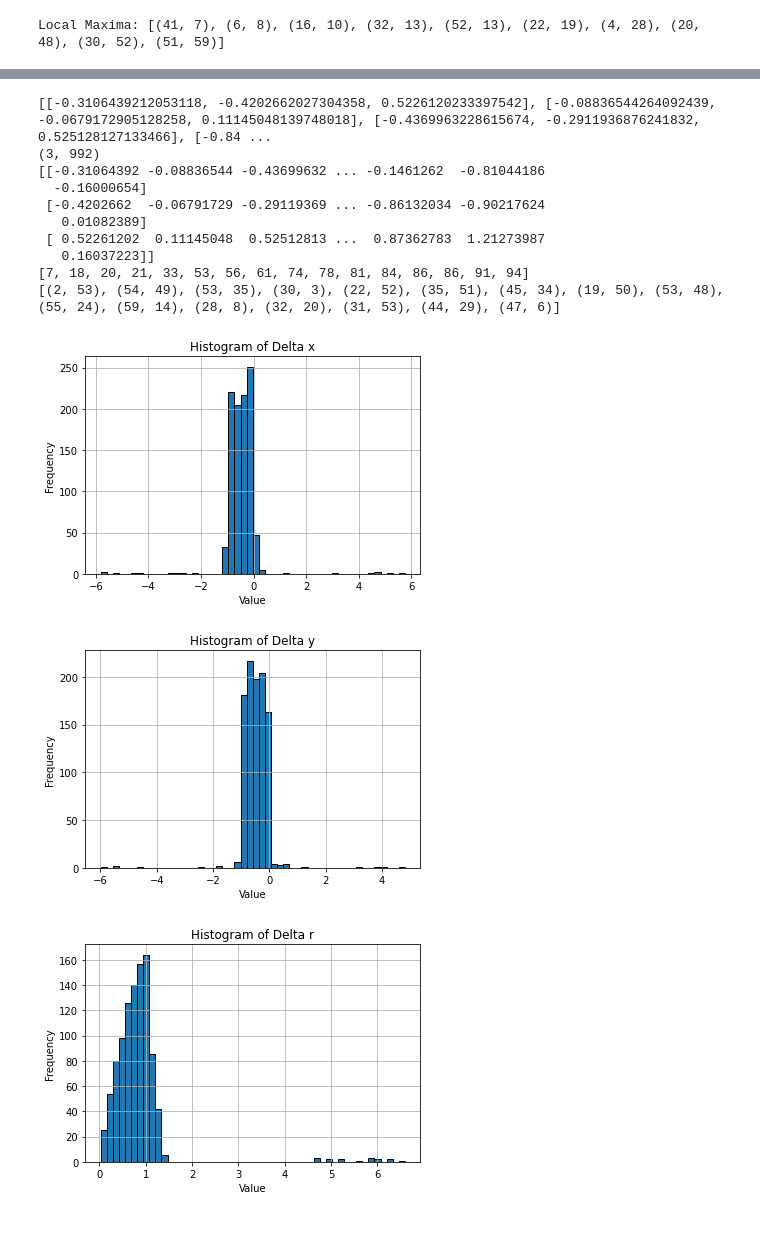
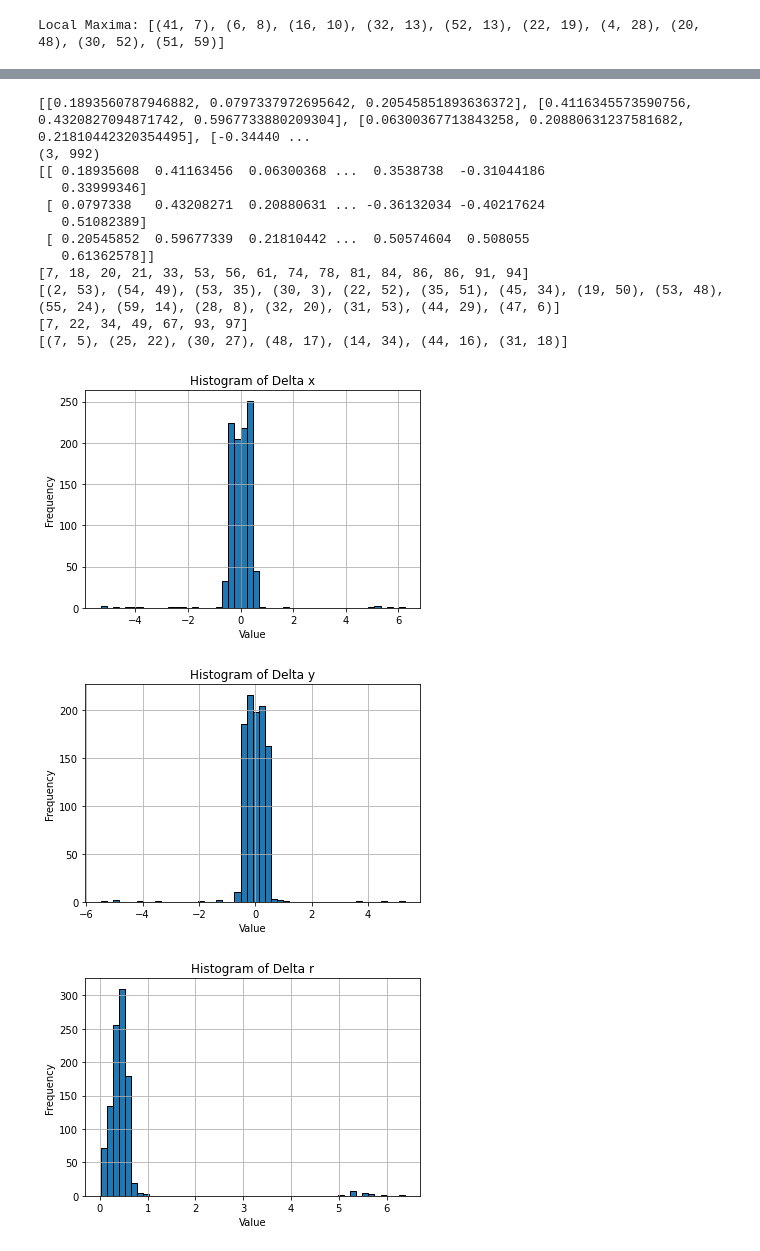
Before and after one commit to xtx2022/Project-1, a Jupyter notebook: find_maximun.ipynb, the cells around one changed output, grey strips where cells are left out. Cells and saved outputs as stored; diff of their text form; code cells hidden in the pictures.

```diff
--- a/find_maximun.ipynb
+++ b/find_maximun.ipynb
@@ -43,6 +43,7 @@ with open(file_path, 'r') as file:
             cop.append(numbers)
             if len(cop) == images[-1].num_of_points:
                 images[-1].cord_of_points = np.array(cop)
+                images[-1].cord_of_points = images[-1].cord_of_points - 0.5 # -0.5, now the center is at (0, 0)
                 cop.clear()
         else:
             ri.append(numbers)
@@ -226,8 +227,12 @@ def smallest_distance_to_set(point, point_set):
     return [x_distance, y_distance, min_distance]
 
 dist = []
+rev_dist = []
 large_error = []
 large_error_points = []
+not_found = []
+not_found_points = []
+
 for i in range (len(images)):
     finded = find_local_maxima(images[i].raw_image)
     for j in range(len(finded)):
@@ -235,49 +240,59 @@ for i in range (len(images)):
         if dist[-1][2] > 1.5:
             large_error.append(i)
             large_error_points.append(finded[j])
+    for j in range(len(images[i].cord_of_points)):
+        rev_dist.append(smallest_distance_to_set(images[i].cord_of_points[j], finded))
+        if rev_dist[-1][2] > 1.5:
+            not_found.append(i)
+            not_found_points.append(tuple(np.round(images[i].cord_of_points[j]).astype(int)))
+
 
 print(dist)
 dist_array = np.array(dist).T
 print(dist_array.shape)
 print(dist_array)
 print(large_error)
 print(large_error_points)
+print(not_found)
+print(not_found_points)
 
 # Plotting the histogram
 plt.hist(dist_array[0], bins=50, edgecolor='black')  # Adjust bins as needed
 plt.title('Histogram of Delta x')
 plt.xlabel('Value')
 plt.ylabel('Frequency')
 plt.grid(True)
 plt.show()
 
 plt.hist(dist_array[1], bins=50, edgecolor='black')  # Adjust bins as needed
 plt.title('Histogram of Delta y')
 plt.xlabel('Value')
 plt.ylabel('Frequency')
 plt.grid(True)
 plt.show()
 
 plt.hist(dist_array[2], bins=50, edgecolor='black')  # Adjust bins as needed
 plt.title('Histogram of Delta r')
 plt.xlabel('Value')
 plt.ylabel('Frequency')
 plt.grid(True)
 plt.show()
 # %% [output]
-[[-0.3106439212053118, -0.4202662027304358, 0.5226120233397542], [-0.08836544264092439, -0.0679172905128258, 0.11145048139748018], [-0.4369963228615674, -0.2911936876241832, 0.525128127133466], [-0.84 ...
+[[0.1893560787946882, 0.0797337972695642, 0.20545851893636372], [0.4116345573590756, 0.4320827094871742, 0.5967733880209304], [0.06300367713843258, 0.20880631237581682, 0.21810442320354495], [-0.34440 ...
 (3, 992)
-[[-0.31064392 -0.08836544 -0.43699632 ... -0.1461262  -0.81044186
-  -0.16000654]
- [-0.4202662  -0.06791729 -0.29119369 ... -0.86132034 -0.90217624
-   0.01082389]
- [ 0.52261202  0.11145048  0.52512813 ...  0.87362783  1.21273987
-   0.16037223]]
+[[ 0.18935608  0.41163456  0.06300368 ...  0.3538738  -0.31044186
+   0.33999346]
+ [ 0.0797338   0.43208271  0.20880631 ... -0.36132034 -0.40217624
+   0.51082389]
+ [ 0.20545852  0.59677339  0.21810442 ...  0.50574604  0.508055
+   0.61362578]]
 [7, 18, 20, 21, 33, 53, 56, 61, 74, 78, 81, 84, 86, 86, 91, 94]
 [(2, 53), (54, 49), (53, 35), (30, 3), (22, 52), (35, 51), (45, 34), (19, 50), (53, 48), (55, 24), (59, 14), (28, 8), (32, 20), (31, 53), (44, 29), (47, 6)]
+[7, 22, 34, 49, 67, 93, 97]
+[(7, 5), (25, 22), (30, 27), (48, 17), (14, 34), (44, 16), (31, 18)]
-[figure, old version]
+[figure, new version]
-[figure, old version]
+[figure, new version]
-[figure, old version]
+[figure, new version]
 # %%
 print(large_error)
 print(large_error_points)
```
Also changed, not shown: parts of 3 cells of this notebook.
